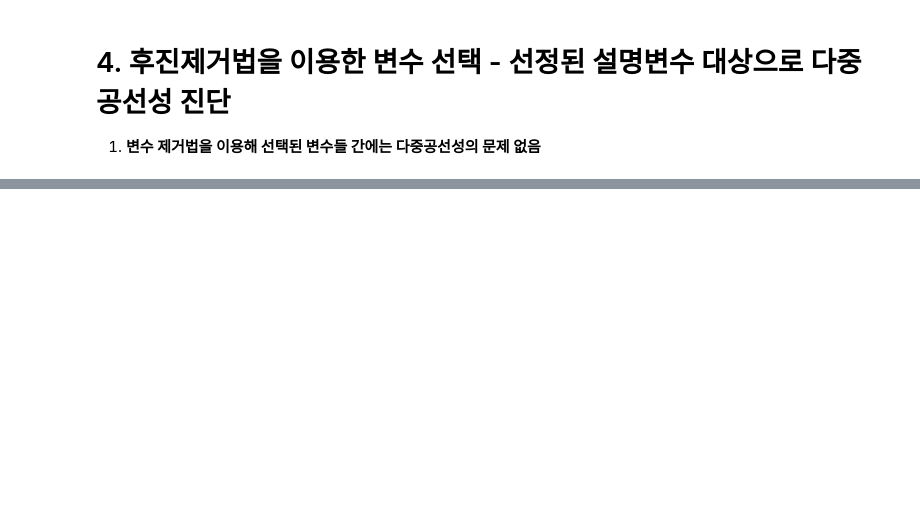
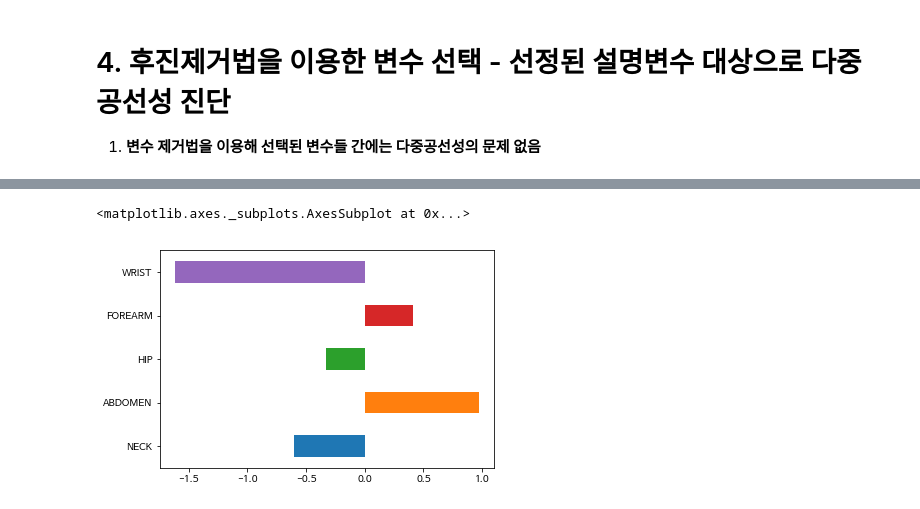
Before and after one commit to b8goal/PIRL-AI-Big-Data, a Jupyter notebook: 데이터분석/2019_01_30_다중 회귀 분석 연습.ipynb, the cells around one changed output, grey strips where cells are left out. Saved outputs shown, nothing was run; the diff lists cells and outputs as text; code cells hidden in the pictures; blank space fills up the shorter version.

```diff
--- a/데이터분석/2019_01_30_다중 회귀 분석 연습.ipynb
+++ b/데이터분석/2019_01_30_다중 회귀 분석 연습.ipynb
@@ -242,0 +243,6 @@ ds_rfe_vif.round(3)
+# %%
+ds_health_y = ds_health["FAT"]
+ds_health_x = ds_health.drop(["FAT","WEIGHT"], axis =1, inplace = False)
+ds_health_x.head()
+print("목표변수 데이터 크기: {}".format(ds_health_y.shape))
+print("설명변수 데이터 크기: {}",format(ds_health_x.shape))
@@ -242,0 +254,5 @@ ds_rfe_vif.round(3)
+# %%
+# 절편 추가
+ds_health_x_const = sm.add_constant(ds_health_x)
+ds_health_x_const.head()
+# const 항목 추가
@@ -242,0 +400,8 @@ ds_rfe_vif.round(3)
+# %%
+# 후진제거법에의해 선택된 데이터
+model = LinearRegression()
+rfe= RFE(estimator = model,n_features_to_select = 5).fit(ds_health_x,ds_health_y)
+selected_cols = ds_health_x.columns[rfe.support_]
+removed_cosl = ds_health_x.columns[~rfe.support_]
+print("Selected Variables : {}".format(selected_cols))
+print("Removed Variables : {}".format(removed_cosl))
@@ -242,0 +411,7 @@ ds_rfe_vif.round(3)
+# %%
+ds_health_x_rfe= sm.add_constant(ds_health_x_const[selected_cols])
+
+reg_multi_rfe_model = sm.OLS(ds_health_y, ds_health_x_rfe)
+
+reg_multi_rfe_results = reg_multi_rfe_model.fit()
+print(reg_multi_rfe_results.summary())
@@ -242,0 +450,16 @@ ds_rfe_vif.round(3)
+# %%
+# 표준화 회귀계수가 필요하면 표준화를 먼저 하면된다.
+# 데이터 펴준화, 평균 0 표준편차 1
+ds_health_x_scaled = scale(ds_health_x_constant2[selected_cols2])
+# 후진제거법에 의해 선택된 데이터에 상수 1 입력
+ds_health_x_scaled=sm.add_constant(ds_health_x_scaled)
+#  회귀 모델 생성
+reg_multi_rfe_model2 = sm.OLS(ds_health_y,ds_health_x_scaled)
+# 적합
+reg_multi_scaled_results = reg_multi_rfe_model2.fit()
+# 설명변수 중요도
+ds_reg_scaled_coef = pd.DataFrame({"Coef" : reg_multi_scaled_results.params.values[1:]},index=reg_multi_rfe_model2.exog_names[1:])
+ds_reg_coef.plot.barh(y="Coef",legend=False)
+# %% [output]
+<matplotlib.axes._subplots.AxesSubplot at 0x...>
+[figure, added]
```
Also changed, not shown: parts of 19 cells of this notebook, 20 other files.
